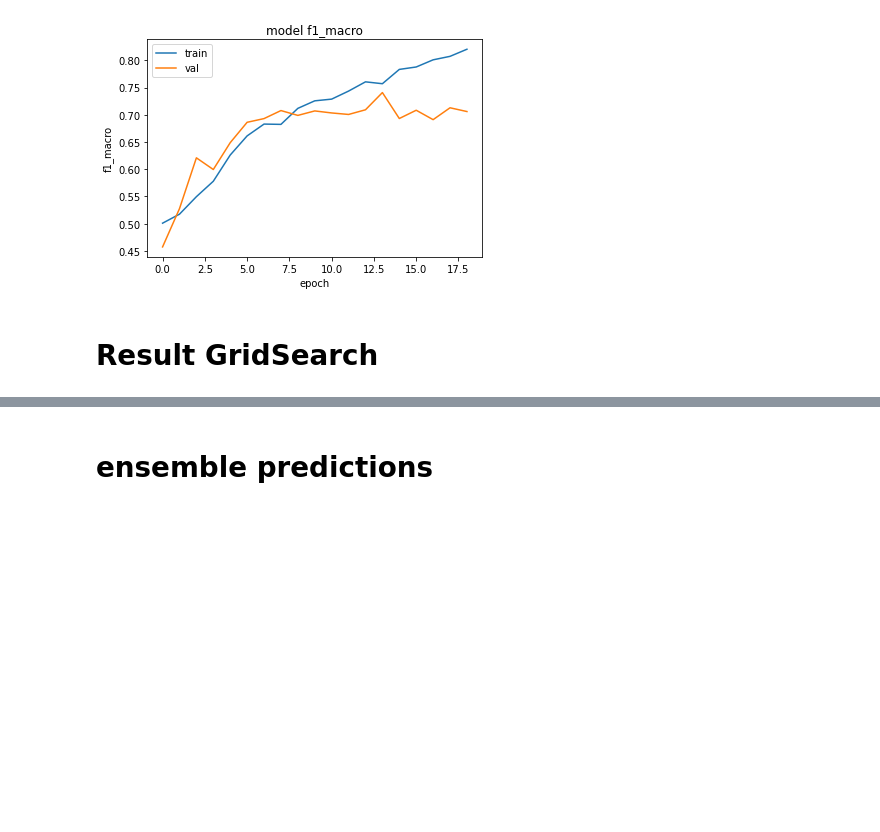
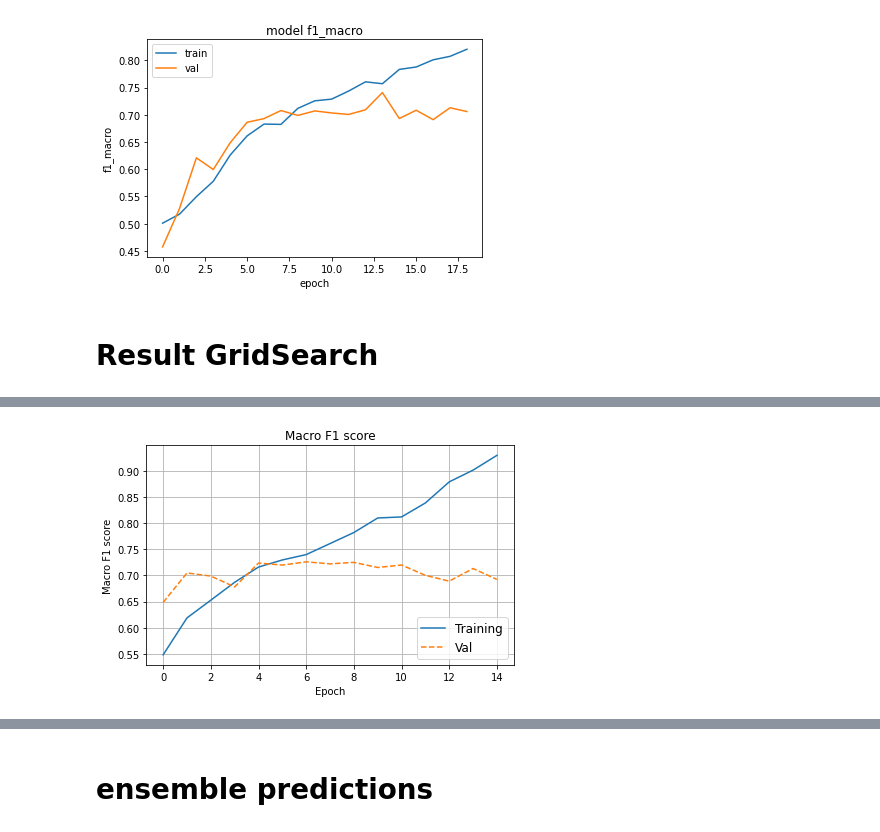
Before and after one commit to alessandrocuda/ReSt, a Jupyter notebook: notebooks/ReStBiLstm/bilstm_text_pos_extra.ipynb, the cells around one changed output, grey strips where cells are left out. Saved outputs shown, nothing was run; the diff lists cells and outputs as text; code cells hidden in the pictures; blank space fills up the shorter version.

```diff
--- a/notebooks/ReStBiLstm/bilstm_text_pos_extra.ipynb
+++ b/notebooks/ReStBiLstm/bilstm_text_pos_extra.ipynb
@@ -484,0 +472,4 @@ print(model.evaluate(input_test, y_test))
+# %%
+plotF1_macro(history)
+# %% [output]
+[figure, added]
```
Also changed, not shown: parts of 32 cells of this notebook, 9 other files.
